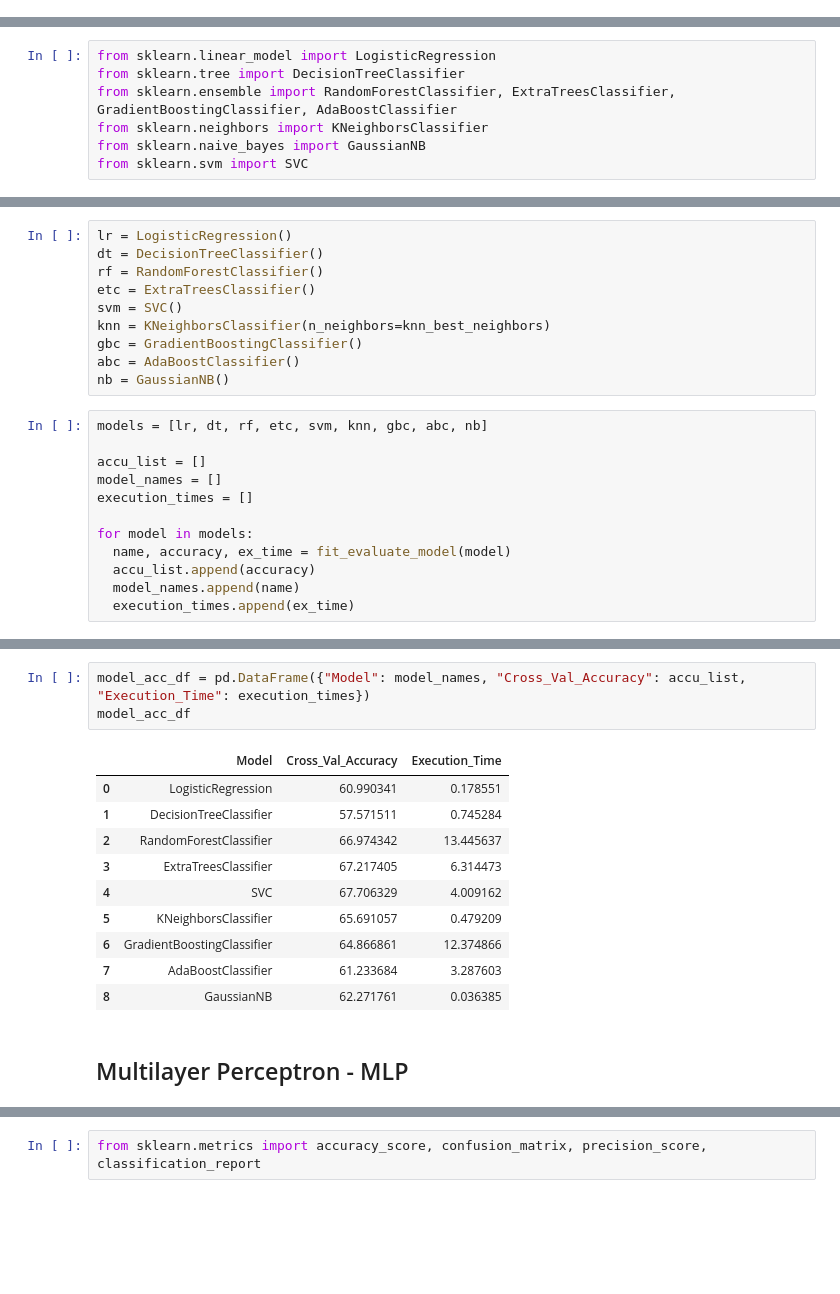
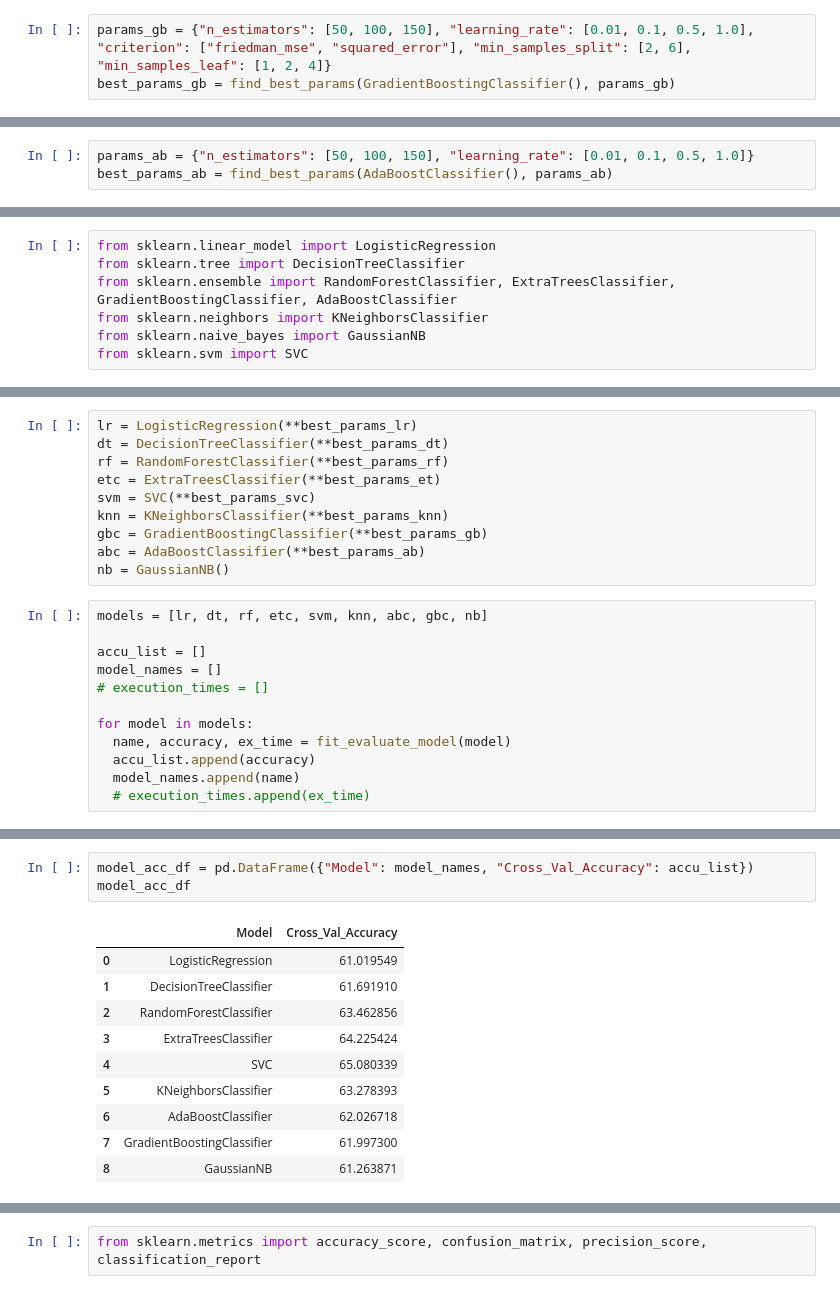
Before and after one commit to abartczak01/ML-water-potability, a Jupyter notebook: water_potability.ipynb, the cells around one changed output, grey strips where cells are left out. Cells and saved outputs as stored; diff of their text form; blank space fills up the shorter version.

```diff
--- a/water_potability.ipynb
+++ b/water_potability.ipynb
@@ -322,0 +385,3 @@ def fit_evaluate_model(model):
+# %%
+params_gb = {"n_estimators": [50, 100, 150], "learning_rate": [0.01, 0.1, 0.5, 1.0], "criterion": ["friedman_mse", "squared_error"], "min_samples_split": [2, 6], "min_samples_leaf": [1, 2, 4]}
+best_params_gb = find_best_params(GradientBoostingClassifier(), params_gb)
@@ -322,0 +391,3 @@ def fit_evaluate_model(model):
+# %%
+params_ab = {"n_estimators": [50, 100, 150], "learning_rate": [0.01, 0.1, 0.5, 1.0]}
+best_params_ab = find_best_params(AdaBoostClassifier(), params_ab)
@@ -363,25 +601,25 @@ plt.show()
 # %%
-lr = LogisticRegression()
-dt = DecisionTreeClassifier()
-rf = RandomForestClassifier()
-etc = ExtraTreesClassifier()
-svm = SVC()
-knn = KNeighborsClassifier(n_neighbors=knn_best_neighbors)
-gbc = GradientBoostingClassifier()
-abc = AdaBoostClassifier()
+lr = LogisticRegression(**best_params_lr)
+dt = DecisionTreeClassifier(**best_params_dt)
+rf = RandomForestClassifier(**best_params_rf)
+etc = ExtraTreesClassifier(**best_params_et)
+svm = SVC(**best_params_svc)
+knn = KNeighborsClassifier(**best_params_knn)
+gbc = GradientBoostingClassifier(**best_params_gb)
+abc = AdaBoostClassifier(**best_params_ab)
 nb = GaussianNB()
 # %%
-models = [lr, dt, rf, etc, svm, knn, gbc, abc, nb]
+models = [lr, dt, rf, etc, svm, knn, abc, gbc, nb]
 
 accu_list = []
 model_names = []
-execution_times = []
+# execution_times = []
 
 for model in models:
   name, accuracy, ex_time = fit_evaluate_model(model)
   accu_list.append(accuracy)
   model_names.append(name)
-  execution_times.append(ex_time)
+  # execution_times.append(ex_time)
 # %% [output]
 LogisticRegression start
 DecisionTreeClassifier start
@@ -395,16 +646,14 @@ GaussianNB start
 # %%
-model_acc_df = pd.DataFrame({"Model": model_names, "Cross_Val_Accuracy": accu_list, "Execution_Time": execution_times})
+model_acc_df = pd.DataFrame({"Model": model_names, "Cross_Val_Accuracy": accu_list})
 model_acc_df
 # %% [output]
-|  | Model | Cross_Val_Accuracy | Execution_Time |
-| 0 | LogisticRegression | 60.990341 | 0.178551 |
-| 1 | DecisionTreeClassifier | 57.571511 | 0.745284 |
-| 2 | RandomForestClassifier | 66.974342 | 13.445637 |
-| 3 | ExtraTreesClassifier | 67.217405 | 6.314473 |
-| 4 | SVC | 67.706329 | 4.009162 |
-| 5 | KNeighborsClassifier | 65.691057 | 0.479209 |
-| 6 | GradientBoostingClassifier | 64.866861 | 12.374866 |
-| 7 | AdaBoostClassifier | 61.233684 | 3.287603 |
-| 8 | GaussianNB | 62.271761 | 0.036385 |
+|  | Model | Cross_Val_Accuracy |
+| 0 | LogisticRegression | 61.019549 |
+| 1 | DecisionTreeClassifier | 61.691910 |
+| 2 | RandomForestClassifier | 63.462856 |
+| 3 | ExtraTreesClassifier | 64.225424 |
+| 4 | SVC | 65.080339 |
+| 5 | KNeighborsClassifier | 63.278393 |
+| 6 | AdaBoostClassifier | 62.026718 |
+| 7 | GradientBoostingClassifier | 61.997300 |
+| 8 | GaussianNB | 61.263871 |
-# %% [markdown]
-## Multilayer Perceptron - MLP
```
Also changed, not shown: parts of 48 cells of this notebook.
